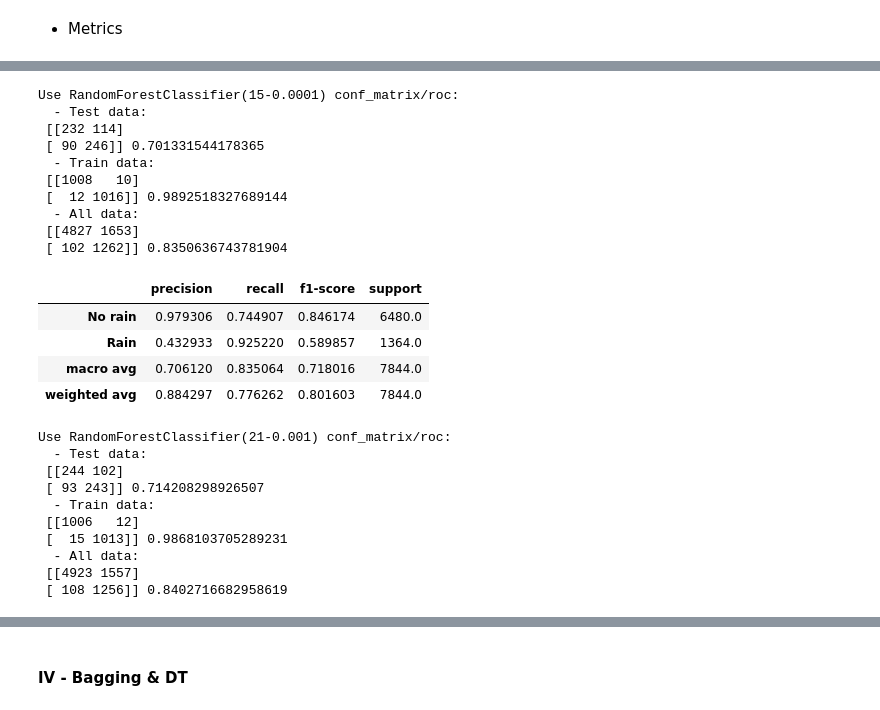
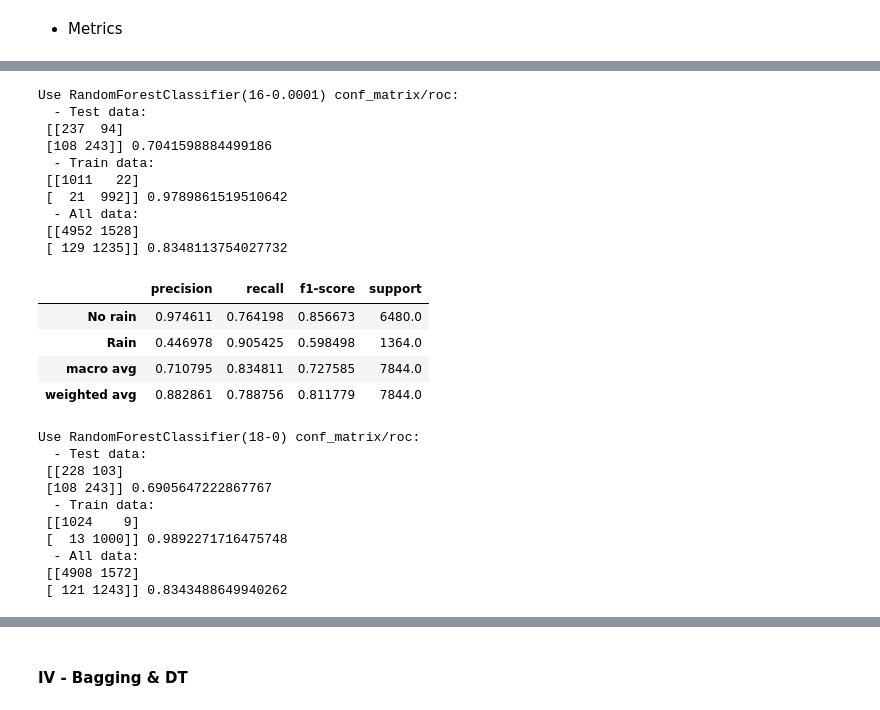
Before and after one commit to jatorrespinosa/tfm_predictor, a Jupyter notebook: 3-classification_models.ipynb, the cells around one changed output, grey strips where cells are left out. Saved outputs shown, nothing was run; the diff lists cells and outputs as text; code cells hidden in the pictures.

```diff
--- a/3-classification_models.ipynb
+++ b/3-classification_models.ipynb
@@ -465,6 +508,6 @@ dt_results.sort_values(by='All').query('Train > .01').head(15)
 # %%
 # -- DecisionTreeClassifier
-dt = DecisionTreeClassifier(max_depth=15, ccp_alpha=.0001, criterion='log_loss')
+dt = DecisionTreeClassifier(max_depth=16, ccp_alpha=.0001, criterion='log_loss')
 dt.fit(p.splited['rain']['X_train'], p.splited['rain']['y_train'])
 pred_all = dt.predict(rain_sc)
 # %%
@@ -472,7 +515,7 @@ pred_all = dt.predict(rain_sc)
 y_pred = dt.predict(p.splited['rain']['X_test'])
 y_pred1 = dt.predict(p.splited['rain']['X_train'])
 y_pred2 = dt.predict(rain_sc)
-print("Use RandomForestClassifier(15-0.0001) conf_matrix/roc:\n",
+print("Use RandomForestClassifier(16-0.0001) conf_matrix/roc:\n",
       " - Test data:\n",
       confusion_matrix(p.splited['rain']['y_test'], y_pred),
       roc_auc_score(p.splited['rain']['y_test'], y_pred),'\n',
@@ -483,27 +526,27 @@ print("Use RandomForestClassifier(15-0.0001) conf_matrix/roc:\n",
       confusion_matrix(p.y['rain'], y_pred2),
       roc_auc_score(p.y['rain'], y_pred2))
 # %% [output]
-Use RandomForestClassifier(15-0.0001) conf_matrix/roc:
+Use RandomForestClassifier(16-0.0001) conf_matrix/roc:
   - Test data:
- [[232 114]
- [ 90 246]] 0.701331544178365
+ [[237  94]
+ [108 243]] 0.7041598884499186
   - Train data:
- [[1008   10]
- [  12 1016]] 0.9892518327689144
+ [[1011   22]
+ [  21  992]] 0.9789861519510642
   - All data:
- [[4827 1653]
- [ 102 1262]] 0.8350636743781904
+ [[4952 1528]
+ [ 129 1235]] 0.8348113754027732
 # %%
 # Report
-a = classification_report(p.y['rain'], pred_all, target_names=['No rain', 'Rain'],
+a = classification_report(p.y['rain'], y_pred2, target_names=['No rain', 'Rain'],
                           output_dict=True)
 del a['accuracy']
 pd.DataFrame(a).T
 # %% [output]
 |  | precision | recall | f1-score | support |
-| No rain | 0.979306 | 0.744907 | 0.846174 | 6480.0 |
-| Rain | 0.432933 | 0.925220 | 0.589857 | 1364.0 |
-| macro avg | 0.706120 | 0.835064 | 0.718016 | 7844.0 |
-| weighted avg | 0.884297 | 0.776262 | 0.801603 | 7844.0 |
+| No rain | 0.974611 | 0.764198 | 0.856673 | 6480.0 |
+| Rain | 0.446978 | 0.905425 | 0.598498 | 1364.0 |
+| macro avg | 0.710795 | 0.834811 | 0.727585 | 7844.0 |
+| weighted avg | 0.882861 | 0.788756 | 0.811779 | 7844.0 |
 # %%
 # -- DecisionTreeClassifier
@@ -515,7 +558,7 @@ pred_all = dt.predict(rain_sc)
 y_pred = dt.predict(p.splited['rain']['X_test'])
 y_pred1 = dt.predict(p.splited['rain']['X_train'])
 y_pred2 = dt.predict(rain_sc)
-print("Use RandomForestClassifier(21-0.001) conf_matrix/roc:\n",
+print("Use RandomForestClassifier(18-0) conf_matrix/roc:\n",
       " - Test data:\n",
       confusion_matrix(p.splited['rain']['y_test'], y_pred),
       roc_auc_score(p.splited['rain']['y_test'], y_pred),'\n',
@@ -526,13 +569,13 @@ print("Use RandomForestClassifier(21-0.001) conf_matrix/roc:\n",
       confusion_matrix(p.y['rain'], y_pred2),
       roc_auc_score(p.y['rain'], y_pred2))
 # %% [output]
-Use RandomForestClassifier(21-0.001) conf_matrix/roc:
+Use RandomForestClassifier(18-0) conf_matrix/roc:
   - Test data:
- [[244 102]
- [ 93 243]] 0.714208298926507
+ [[228 103]
+ [108 243]] 0.6905647222867767
   - Train data:
- [[1006   12]
- [  15 1013]] 0.9868103705289231
+ [[1024    9]
+ [  13 1000]] 0.9892271716475748
   - All data:
- [[4923 1557]
- [ 108 1256]] 0.8402716682958619
+ [[4908 1572]
+ [ 121 1243]] 0.8343488649940262
```
Also changed, not shown: parts of 22 cells of this notebook.
